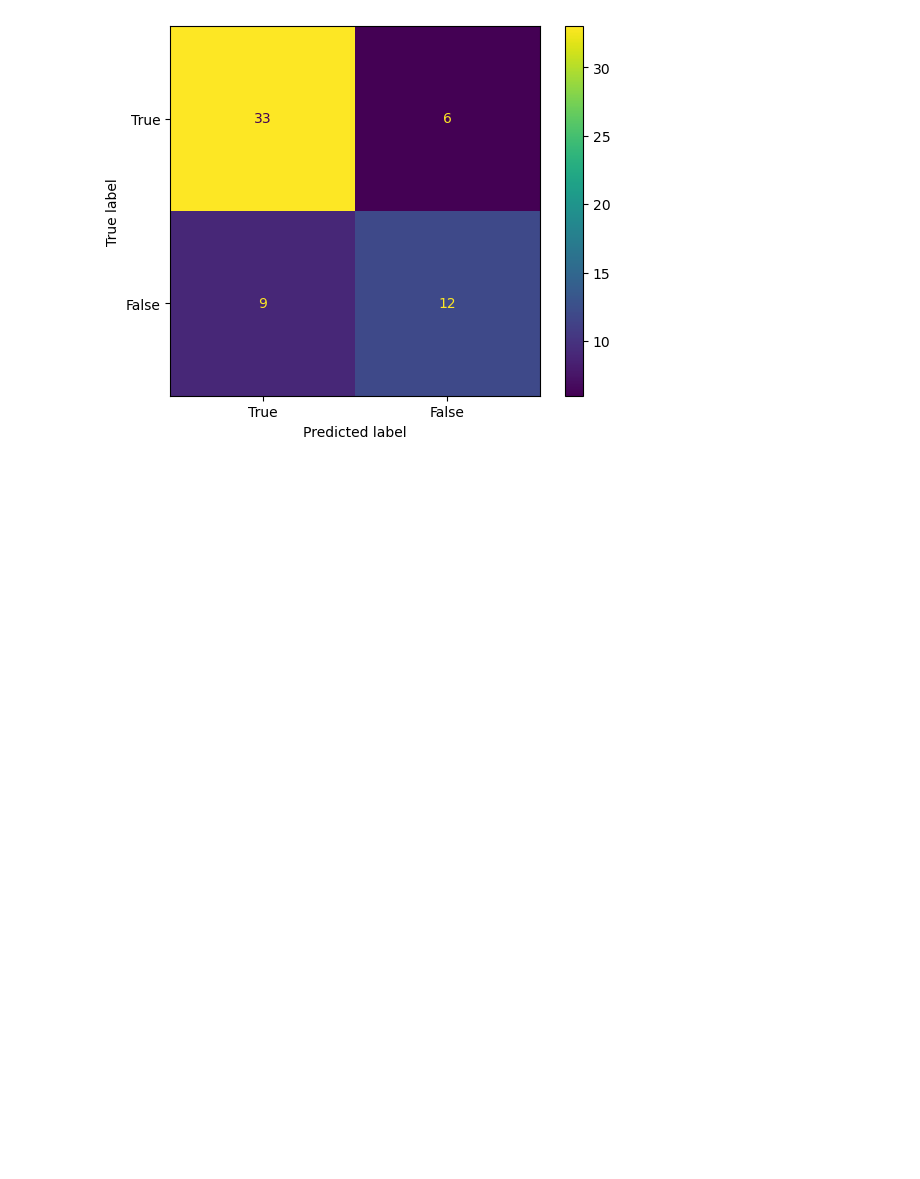
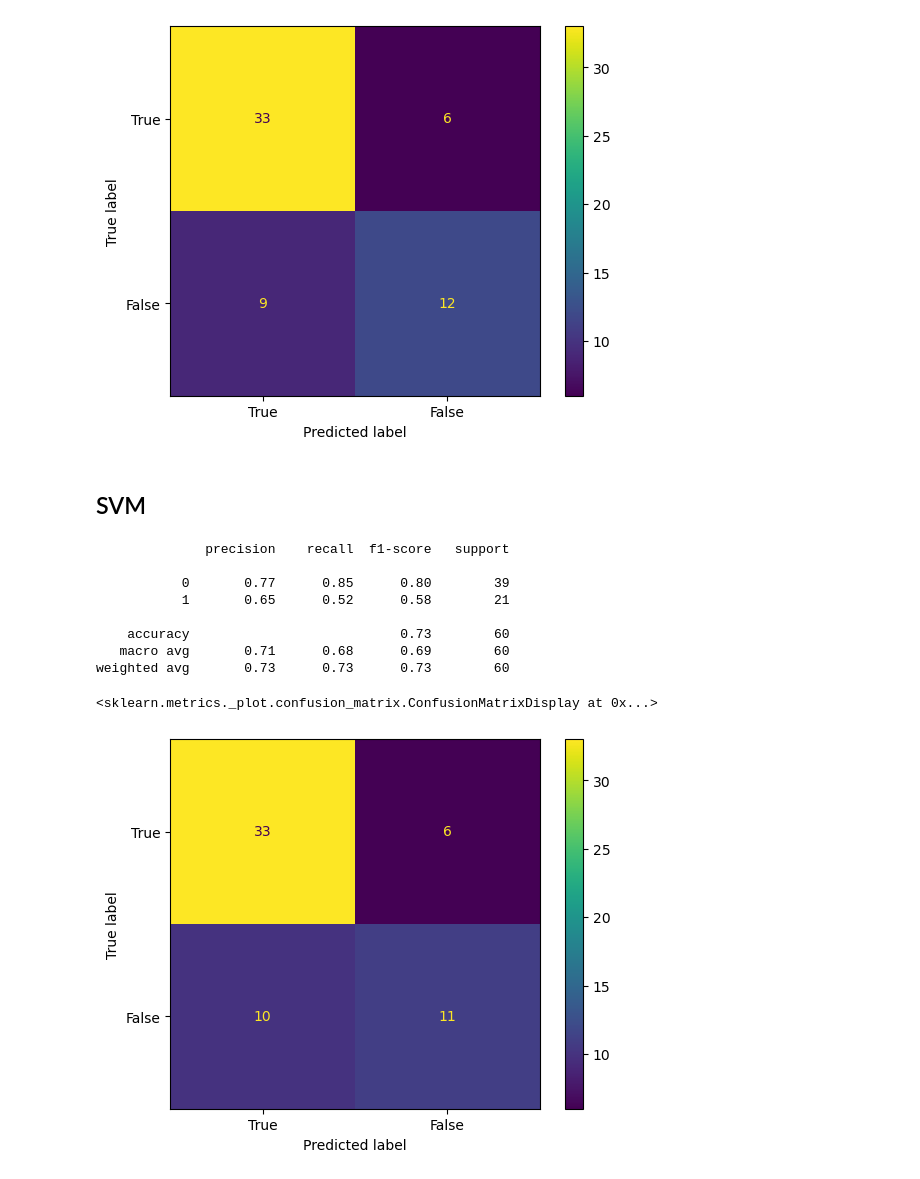
Before and after one commit to brittawi/M7016H-Project, a Jupyter notebook: classifiers.ipynb, the cells around one changed output. Cells and saved outputs as stored; diff of their text form; code cells hidden in the pictures; blank space fills up the shorter version.

```diff
--- a/classifiers.ipynb
+++ b/classifiers.ipynb
@@ -134,3 +134,31 @@ disp.plot()
 weighted avg       0.74      0.75      0.75        60
 <sklearn.metrics._plot.confusion_matrix.ConfusionMatrixDisplay at 0x...>
 [figure]
+# %% [markdown]
+## SVM
+# %%
+from sklearn.svm import SVC
+
+svm = SVC(gamma='auto')
+standard_scaler = StandardScaler()
+svm_pipe = make_pipeline(standard_scaler, svm)
+svm_pipe.fit(X_train, y_train)
+
+predictions = svm_pipe.predict(X_val)
+perfromance = classification_report(y_val, predictions)
+print(perfromance)
+
+cm = confusion_matrix(y_val, predictions)
+disp = ConfusionMatrixDisplay(confusion_matrix=cm,display_labels=[True,False])
+disp.plot()
+# %% [output]
+              precision    recall  f1-score   support
+
+           0       0.77      0.85      0.80        39
+           1       0.65      0.52      0.58        21
+
+    accuracy                           0.73        60
+   macro avg       0.71      0.68      0.69        60
+weighted avg       0.73      0.73      0.73        60
+<sklearn.metrics._plot.confusion_matrix.ConfusionMatrixDisplay at 0x...>
+[figure, added]
```
Also changed, not shown: parts of 4 cells of this notebook.
